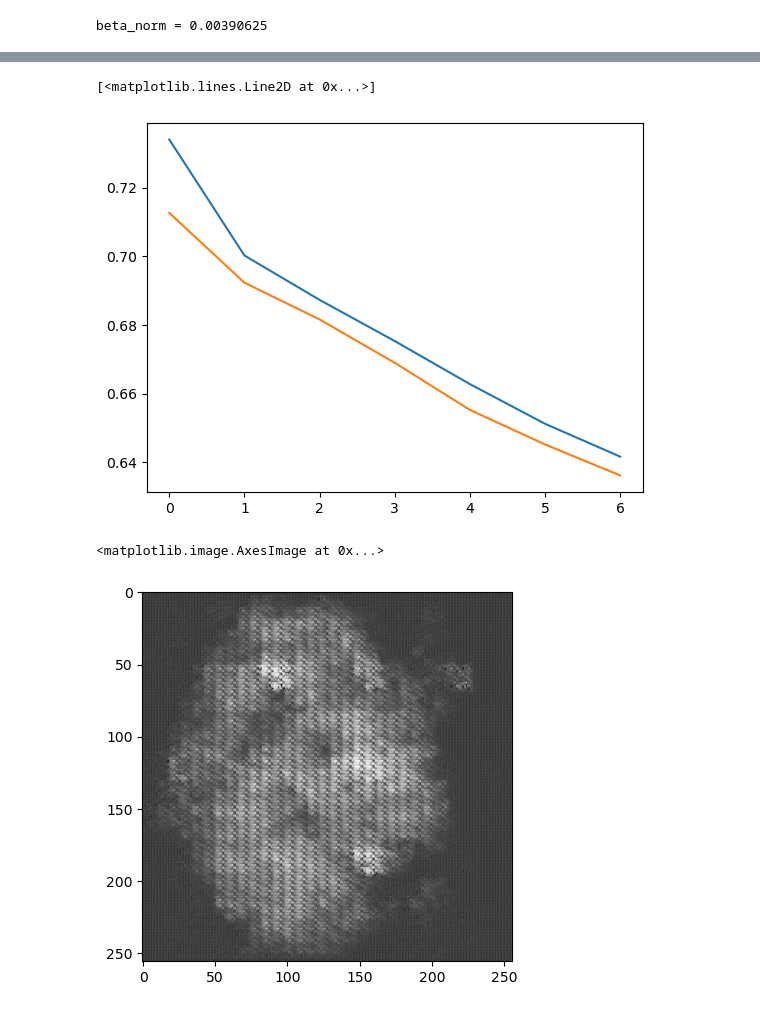
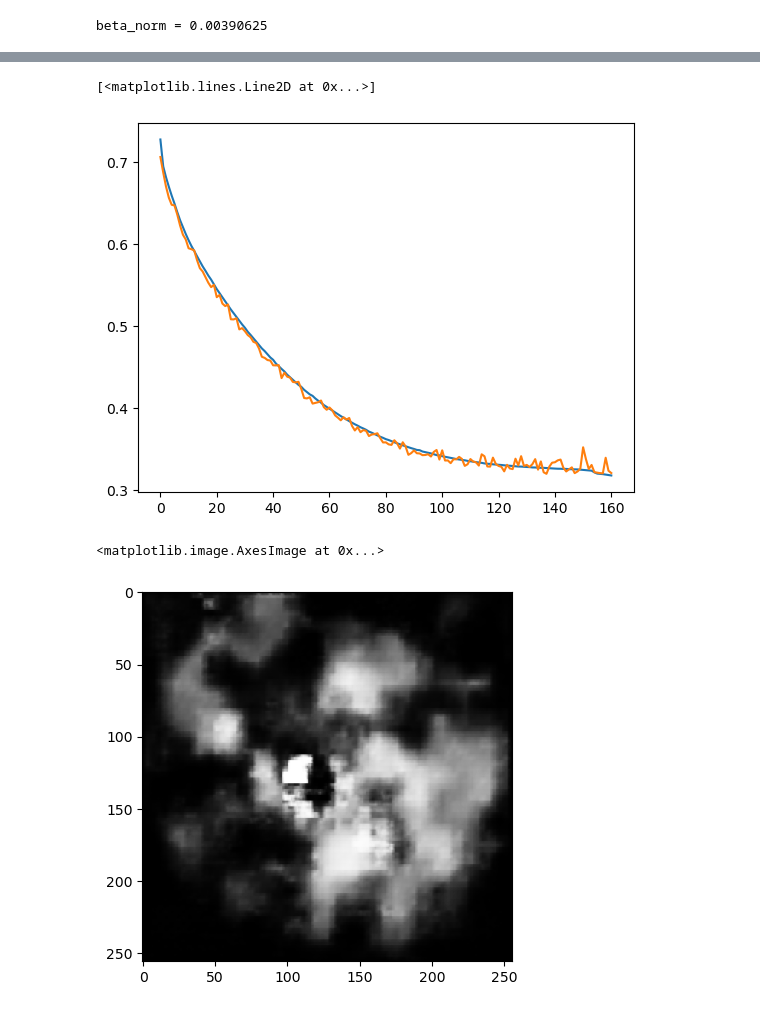
Before and after one commit to felsager/vae_lung_tumor_segmentation, a Jupyter notebook: notebooks/vae_model_2.ipynb, the cells around one changed output, grey strips where cells are left out. Cells and saved outputs as stored; diff of their text form; code cells hidden in the pictures.

```diff
--- a/notebooks/vae_model_2.ipynb
+++ b/notebooks/vae_model_2.ipynb
@@ -93,11 +93,11 @@ M = w
 beta_norm = beta*M/N
 print(f'{beta_norm = }')
 def loss_fn(x, x_hat, mu, log_var): # input, reconstructed input
-    #MSE = mse_loss(x_hat, x)
-    BCE = bce_loss(x_hat, x)
+    MSE = mse_loss(x_hat, x)
+    #BCE = bce_loss(x_hat, x)
     KLD = -0.5 * torch.sum(1 + log_var - mu.pow(2) - log_var.exp()) # KL divergence
     KLD = KLD.mean() # average over batch
-    loss = BCE + 0.000001*KLD #beta_norm*KLD # ELBO loss with beta_norm=0.1
+    loss = MSE + 0.000001*KLD #beta_norm*KLD # ELBO loss with beta_norm=0.1
     #print(f'{KLD = }')
     return loss
 # %% [output]
@@ -195,6 +195,9 @@ def evaluate(model, dev_loader):
 # %%
 train_losses = []
 dev_losses = []
+# %%
+model = torch.load('../saved_models/model_13')
+model = model.to(device)
 # %%
 from timeit import default_timer as timer
 NUM_EPOCHS = 1000
@@ -213,12 +222,12 @@ for epoch in range(1, NUM_EPOCHS+1):
 # %%
-#torch.save(model, 'models/model_8_all_chunks_random_12_dev')
-#torch.save(torch.Tensor(train_losses), 'losses/train_losses_model_8')
-#torch.save(torch.Tensor(dev_losses), 'losses/dev_losses_model_8')
+torch.save(model, '../saved_models/model_14')
+torch.save(torch.Tensor(train_losses), '../losses/train_losses_model_14')
+torch.save(torch.Tensor(dev_losses), '../losses/dev_losses_model_14')
 plt.plot((train_losses))
 plt.plot((dev_losses))
 # %% [output]
 [<matplotlib.lines.Line2D at 0x...>]
-[figure, old version]
+[figure, new version]
 # %%
 model.eval()
 #x_test = next(iter(dev_loader))[0].view(1, 256, 256).to(device)
@@ -230,4 +239,4 @@ x_sampled = model.decode(torch.randn(1, latent_size).to(device)).view(1, 256, 25
 plt.imshow(x_sampled[0].detach().numpy(), cmap='gray')
 # %% [output]
 <matplotlib.image.AxesImage at 0x...>
-[figure, old version]
+[figure, new version]
```
Also changed, not shown: parts of 1 cell of this notebook, 4 other files.
